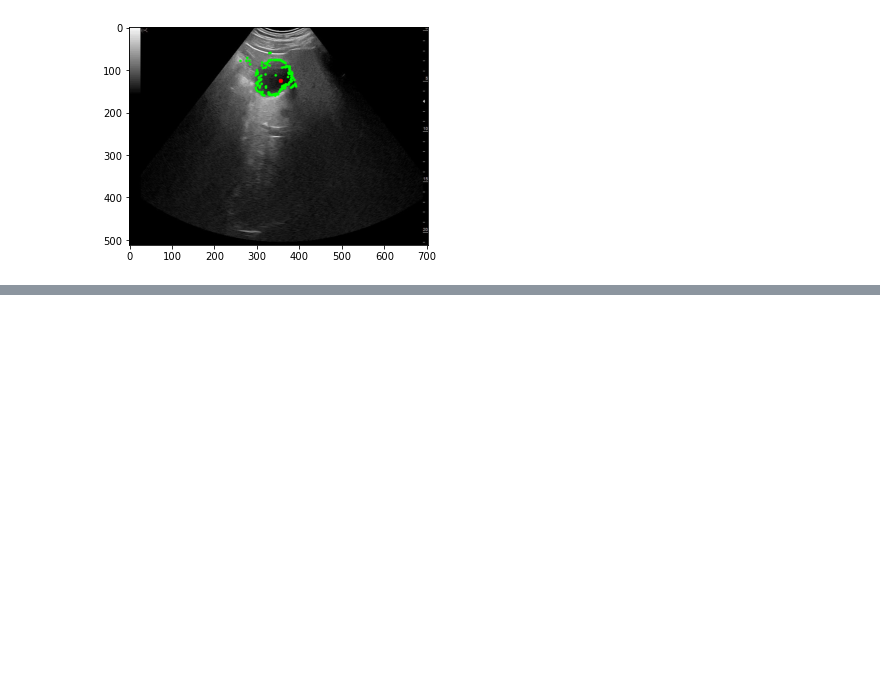
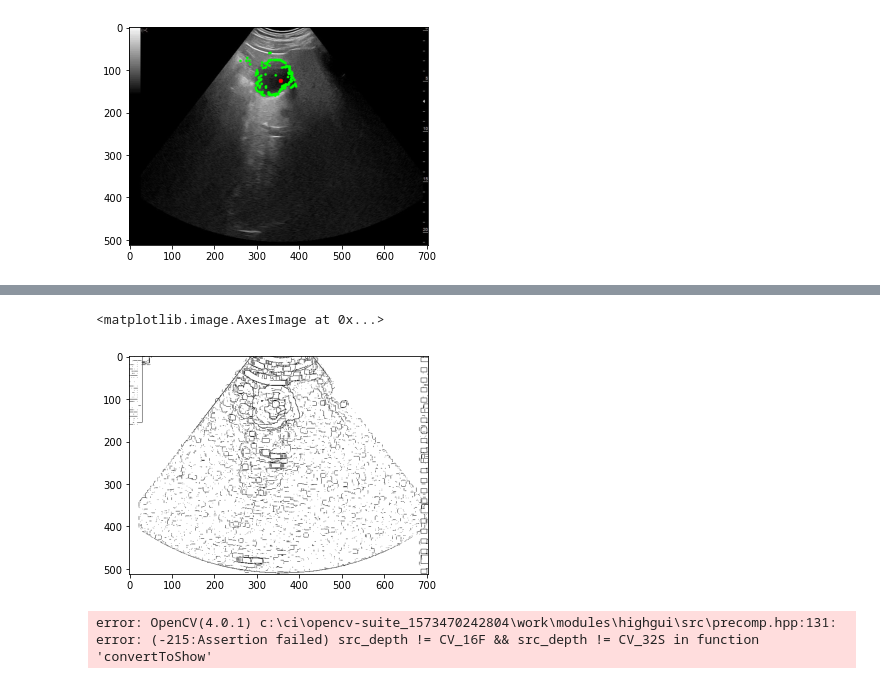
Before and after one commit to yousraBRK/Vesicule_Segmentation_with_ContourRegularisation, a Jupyter notebook: Code.ipynb, the cells around one changed output, grey strips where cells are left out. Cells and saved outputs as stored; diff of their text form; code cells hidden in the pictures; blank space fills up the shorter version.

```diff
--- a/Code.ipynb
+++ b/Code.ipynb
@@ -216,0 +207,6 @@ cv2.waitKey()
+# %%
+srcBinary = cv2.adaptiveThreshold(srcGrey,255,cv2.ADAPTIVE_THRESH_GAUSSIAN_C,cv2.THRESH_BINARY,3,2)
+plt.imshow(srcBinary,cmap='gray',vmin=0,vmax=255)
+# %% [output]
+<matplotlib.image.AxesImage at 0x...>
+[figure, added]
@@ -216,0 +216,4 @@ cv2.waitKey()
+# %%
+num_labels, labels_im = cv2.connectedComponents(srcBinary,8)
+# %% [output]
+error: OpenCV(4.0.1) c:\ci\opencv-suite_1573470242804\work\modules\highgui\src\precomp.hpp:131: error: (-215:Assertion failed) src_depth != CV_16F && src_depth != CV_32S in function 'convertToShow'
```
Also changed, not shown: parts of 10 cells of this notebook.
